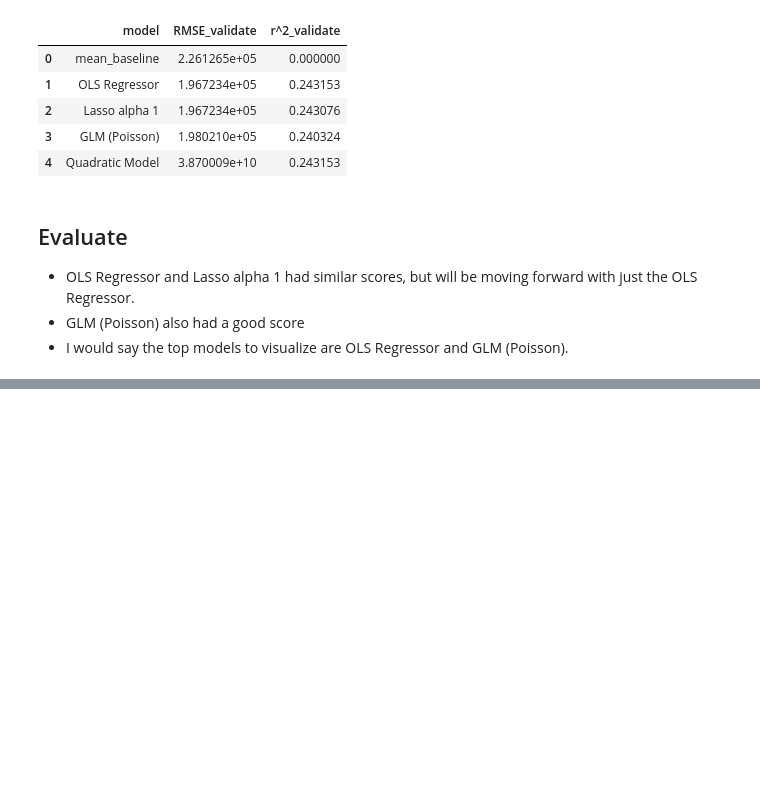
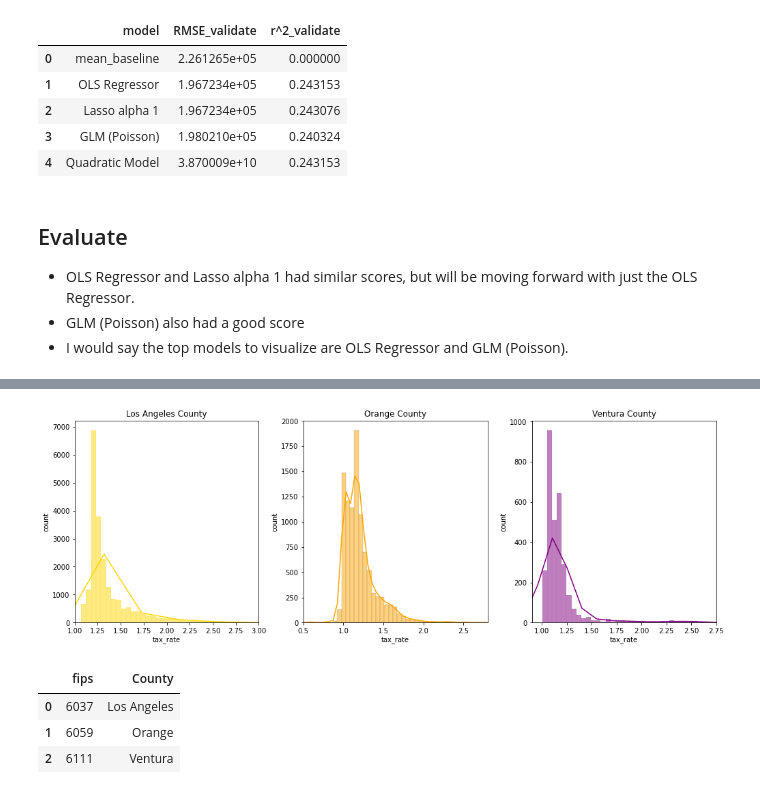
Before and after one commit to aliciag92/regression-project, a Jupyter notebook: zillow-report.ipynb, the cells around one changed output, grey strips where cells are left out. Drawn from its saved outputs; the diff is of its cells as text; code cells hidden in the pictures; blank space fills up the shorter version.

```diff
--- a/zillow-report.ipynb
+++ b/zillow-report.ipynb
@@ -754,0 +783,9 @@ Out-of-Sample Performance:  196823.85747953743
+# %%
+#some prep to get county locations and tax rates for each county
+zillow_df['county'] = zillow_df['county_fips_code'].map({6037: 'Los Angeles',
+                                                         6059: 'Orange',
+                                                         6111: 'Ventura'})
+zillow_df = zillow_df.drop(columns=['bedrooms', 'bathrooms', 'square_feet', 'age', 'tax_value', 'taxes'])
+zillow_df = zillow_df.rename(columns = {'county_fips_code': 'fips'})
+
+zillow_df.head(3)
@@ -754,0 +798,42 @@ Out-of-Sample Performance:  196823.85747953743
+# %%
+#subplots to get tax rate distribution for each county
+plt.figure(figsize=(14, 14))
+
+los_angeles = zillow_df[zillow_df.fips == 6037]
+orange = zillow_df[zillow_df.fips == 6059]
+ventura = zillow_df[zillow_df.fips == 6111]
+
+plt.subplot(331)
+sns.histplot(los_angeles, x="tax_rate", bins=1500, color = 'gold', kde=True)
+plt.xlim(1, 3)
+plt.ylabel('count')
+plt.title('Los Angeles County')
+
+plt.subplot(332)
+sns.histplot(orange, x="tax_rate", bins=200, color = 'orange', kde=True)
+plt.xlim(0.5, 2.8)
+plt.ylabel('count')
+plt.title('Orange County')
+
+plt.subplot(333)
+sns.histplot(ventura, x="tax_rate", bins=600, color = 'purple', kde=True)
+plt.xlim(0.9, 2.75)
+plt.ylabel('count')
+plt.title('Ventura County')
+
+plt.tight_layout()
+
+#uncomment below to save an image of subplots
+#plt.savefig('taxdist.png')
+# %% [output]
+[figure, added]
+# %%
+#name of county per fips code
+counties = pd.DataFrame({'fips': [6037, 6059, 6111],
+                         'County':['Los Angeles', 'Orange', 'Ventura']})
+counties
+# %% [output]
+|  | fips | County |
+| 0 | 6037 | Los Angeles |
+| 1 | 6059 | Orange |
+| 2 | 6111 | Ventura |
```
Also changed, not shown: parts of 24 cells of this notebook.
